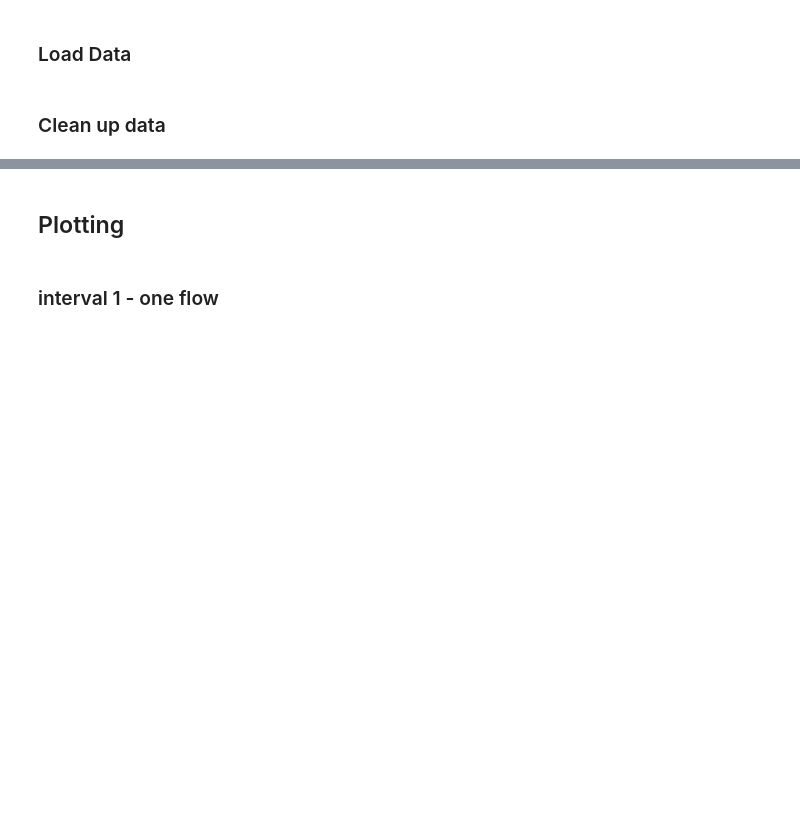
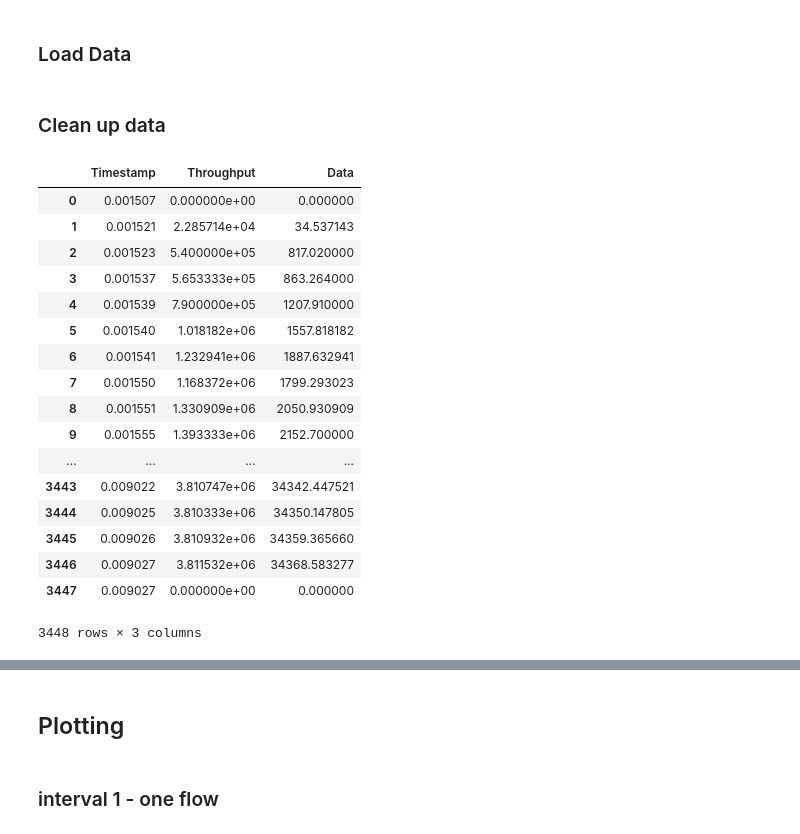
Before and after one commit to Peixuan670/HyLine, a Jupyter notebook: singlenode_bottleneck/notebook/Plot_JFI_improved.ipynb, the cells around one changed output, grey strips where cells are left out. Cells and saved outputs as stored; diff of their text form; code cells hidden in the pictures; blank space fills up the shorter version.

```diff
--- a/singlenode_bottleneck/notebook/Plot_JFI_improved.ipynb
+++ b/singlenode_bottleneck/notebook/Plot_JFI_improved.ipynb
@@ -296,6 +297,27 @@ raw_data_0_PQ['Data'] = raw_data_0_PQ['Throughput']*(raw_data_0_PQ['Timestamp']-
 raw_data_1_PQ['Data'] = raw_data_1_PQ['Throughput']*(raw_data_1_PQ['Timestamp']-start_time)
 raw_data_2_PQ['Data'] = raw_data_2_PQ['Throughput']*(raw_data_2_PQ['Timestamp']-start_time)
 raw_data_3_PQ['Data'] = raw_data_3_PQ['Throughput']*(raw_data_3_PQ['Timestamp']-start_time)
+# %%
+raw_data_1_HCS
+# %% [output]
+|  | Timestamp | Throughput | Data |
+| 0 | 0.001507 | 0.000000e+00 | 0.000000 |
+| 1 | 0.001521 | 2.285714e+04 | 34.537143 |
+| 2 | 0.001523 | 5.400000e+05 | 817.020000 |
+| 3 | 0.001537 | 5.653333e+05 | 863.264000 |
+| 4 | 0.001539 | 7.900000e+05 | 1207.910000 |
+| 5 | 0.001540 | 1.018182e+06 | 1557.818182 |
+| 6 | 0.001541 | 1.232941e+06 | 1887.632941 |
+| 7 | 0.001550 | 1.168372e+06 | 1799.293023 |
+| 8 | 0.001551 | 1.330909e+06 | 2050.930909 |
+| 9 | 0.001555 | 1.393333e+06 | 2152.700000 |
+| ... | ... | ... | ... |
+| 3443 | 0.009022 | 3.810747e+06 | 34342.447521 |
+| 3444 | 0.009025 | 3.810333e+06 | 34350.147805 |
+| 3445 | 0.009026 | 3.810932e+06 | 34359.365660 |
+| 3446 | 0.009027 | 3.811532e+06 | 34368.583277 |
+| 3447 | 0.009027 | 0.000000e+00 | 0.000000 |
+3448 rows × 3 columns
 # %%
 # Round up dec
 
```
Also changed, not shown: parts of 21 cells of this notebook.
